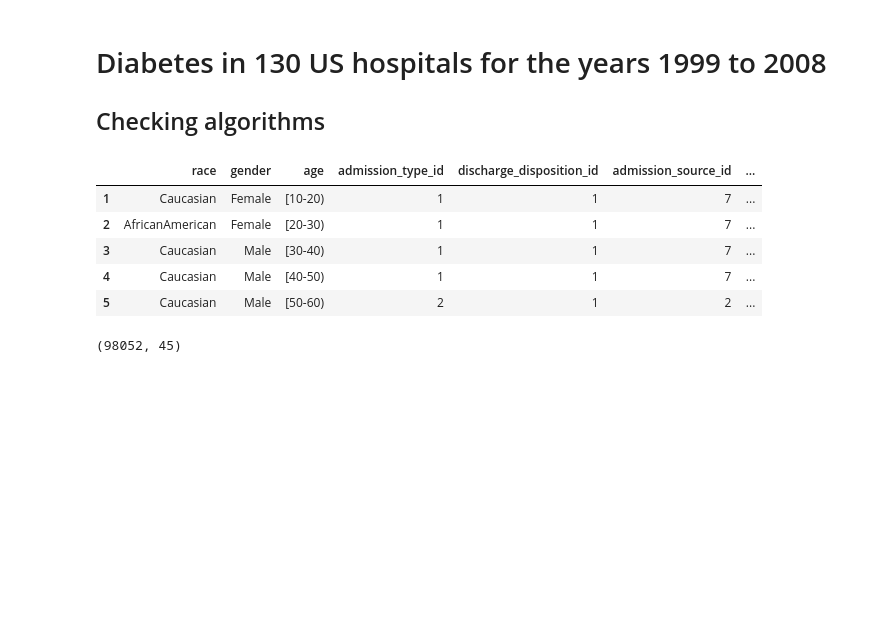
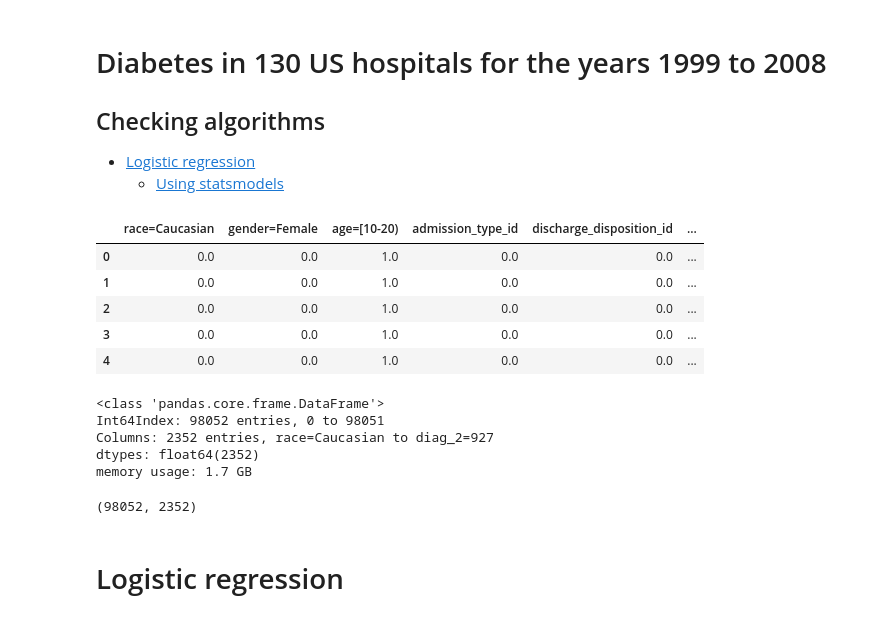
Before and after one commit to capac/kaggle-notebooks, a Jupyter notebook: diabetes-in-130-US-hospitals/2-checking-algorithms.ipynb, the cells around one changed output. Cells and saved outputs as stored; diff of their text form; code cells hidden in the pictures; blank space fills up the shorter version.

Commit message:
Preliminary logistic regression

```diff
--- a/diabetes-in-130-US-hospitals/2-checking-algorithms.ipynb
+++ b/diabetes-in-130-US-hospitals/2-checking-algorithms.ipynb
@@ -2,6 +2,9 @@
 # Diabetes in 130 US hospitals for the years 1999 to 2008
 
 ## Checking algorithms
+
+ * [Logistic regression](#Logistic-regression)
+   * [Using statsmodels](#Using-statsmodels)
 # %%
 import numpy as np
 import pandas as pd
@@ -11,17 +14,25 @@ import matplotlib.pyplot as plt
 pd.set_option('display.max_columns', None)
 pd.set_option('display.max_colwidth', -1)
 # %%
-df = pd.read_csv('data/cleaned_diabetic_data.csv', index_col=0)
+df_encoded = pd.read_csv('data/df_encoded.csv', index_col=0)
 # %%
-df.head()
+df_encoded.head()
 # %% [output]
-|  | race | gender | age | admission_type_id | discharge_disposition_id | admission_source_id | ... |
-| 1 | Caucasian | Female | [10-20) | 1 | 1 | 7 | ... |
-| 2 | AfricanAmerican | Female | [20-30) | 1 | 1 | 7 | ... |
-| 3 | Caucasian | Male | [30-40) | 1 | 1 | 7 | ... |
-| 4 | Caucasian | Male | [40-50) | 1 | 1 | 7 | ... |
-| 5 | Caucasian | Male | [50-60) | 2 | 1 | 2 | ... |
+|  | race=Caucasian | gender=Female | age=[10-20) | admission_type_id | discharge_disposition_id | ... |
+| 0 | 0.0 | 0.0 | 1.0 | 0.0 | 0.0 | ... |
+| 1 | 0.0 | 0.0 | 1.0 | 0.0 | 0.0 | ... |
+| 2 | 0.0 | 0.0 | 1.0 | 0.0 | 0.0 | ... |
+| 3 | 0.0 | 0.0 | 1.0 | 0.0 | 0.0 | ... |
+| 4 | 0.0 | 0.0 | 1.0 | 0.0 | 0.0 | ... |
+# %%
+df_encoded.info()
+# %% [output]
+<class 'pandas.core.frame.DataFrame'>
+Int64Index: 98052 entries, 0 to 98051
+Columns: 2352 entries, race=Caucasian to diag_2=927
+dtypes: float64(2352)
+memory usage: 1.7 GB
 # %%
-df.shape
+df_encoded.shape
 # %% [output]
-(98052, 45)
+(98052, 2352)
@@ -27,0 +41,2 @@ df.shape
+# %% [markdown]
+# Logistic regression
```
Also changed, not shown: parts of 7 cells of this notebook.
